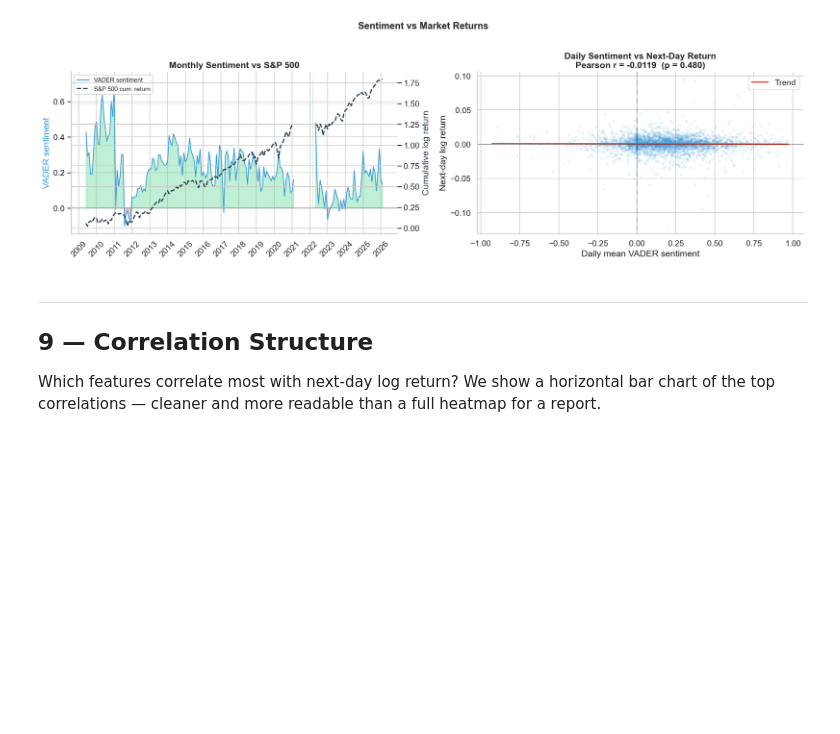
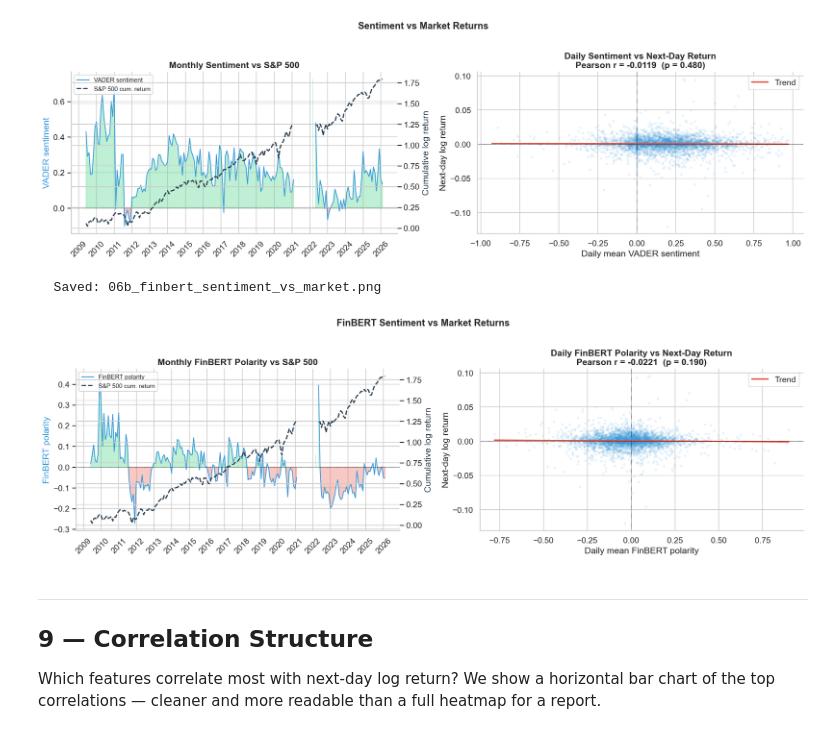
Before and after one commit to deercarla/trump-tweets-nlp, a Jupyter notebook: 4_eda/EDA.ipynb, the cells around one changed output. Drawn from its saved outputs; the diff is of its cells as text; code cells hidden in the pictures; blank space fills up the shorter version.

```diff
--- a/4_eda/EDA.ipynb
+++ b/4_eda/EDA.ipynb
@@ -520,6 +567,65 @@ plt.show()
 # %% [output]
   Saved: 06_sentiment_vs_market.png
 [figure]
+# %%
+fig, axes = plt.subplots(1, 2, figsize=(16, 5))
+
+# Left: dual-axis FinBERT polarity vs cumulative return
+if "finbert_mean" in fm.columns and "log_return" in fm.columns:
+    fm_sorted = fm.sort_values("date_only").copy()
+    fm_sorted["cum_return"] = fm_sorted["log_return"].cumsum()
+    monthly_fm = fm_sorted.set_index("date_only").resample("ME").agg(
+        finbert_mean=("finbert_mean", "mean"),
+        cum_return=("cum_return", "last")
+    ).reset_index()
+
+    ax1 = axes[0]
+    ax2 = ax1.twinx()
+    ax1.fill_between(monthly_fm["date_only"], monthly_fm["finbert_mean"],
+                     where=monthly_fm["finbert_mean"] >= 0,
+                     alpha=0.3, color=C_POSITIVE)
+    ax1.fill_between(monthly_fm["date_only"], monthly_fm["finbert_mean"],
+                     where=monthly_fm["finbert_mean"] < 0,
+                     alpha=0.3, color=C_NEGATIVE)
+    ax1.plot(monthly_fm["date_only"], monthly_fm["finbert_mean"],
+             color=C_ACCENT, linewidth=1.2, label="FinBERT polarity")
+    ax2.plot(monthly_fm["date_only"], monthly_fm["cum_return"],
+             color=C_SP500, linewidth=1.8, linestyle="--", label="S&P 500 cum. return")
+    ax1.axhline(0, color="black", linewidth=0.6, linestyle=":")
+    ax1.set_ylabel("FinBERT polarity", color=C_ACCENT)
+    ax2.set_ylabel("Cumulative log return", color=C_SP500)
+    ax1.set_title("Monthly FinBERT Polarity vs S&P 500", fontweight="bold")
+    ax1.xaxis.set_major_locator(mdates.YearLocator())
+    ax1.xaxis.set_major_formatter(mdates.DateFormatter("%Y"))
+    plt.setp(ax1.get_xticklabels(), rotation=45)
+    lines1, labels1 = ax1.get_legend_handles_labels()
+    lines2, labels2 = ax2.get_legend_handles_labels()
+    ax1.legend(lines1 + lines2, labels1 + labels2, loc="upper left", fontsize=9)
+
+# Right: scatter — FinBERT polarity vs next-day return
+if "finbert_mean" in fm.columns and "next_log_return" in fm.columns:
+    scatter_df = fm[["finbert_mean", "next_log_return"]].dropna()
+    axes[1].scatter(scatter_df["finbert_mean"], scatter_df["next_log_return"],
+                    alpha=0.08, s=8, color=C_ACCENT)
+    m, b = np.polyfit(scatter_df["finbert_mean"], scatter_df["next_log_return"], 1)
+    x_line = np.linspace(scatter_df["finbert_mean"].min(), scatter_df["finbert_mean"].max(), 100)
+    axes[1].plot(x_line, m * x_line + b, color=C_NEGATIVE, linewidth=2, label="Trend")
+    r, p = stats.pearsonr(scatter_df["finbert_mean"], scatter_df["next_log_return"])
+    axes[1].set_title(f"Daily FinBERT Polarity vs Next-Day Return\nPearson r = {r:+.4f}  (p = {p:.3f})",
+                      fontweight="bold")
+    axes[1].set_xlabel("Daily mean FinBERT polarity")
+    axes[1].set_ylabel("Next-day log return")
+    axes[1].axhline(0, color="black", linewidth=0.6, linestyle=":")
+    axes[1].axvline(0, color="black", linewidth=0.6, linestyle=":")
+    axes[1].legend()
+
+plt.suptitle("FinBERT Sentiment vs Market Returns", fontsize=14, fontweight="bold", y=1.01)
+plt.tight_layout()
+savefig("06b_finbert_sentiment_vs_market")
+plt.show()
+# %% [output]
+  Saved: 06b_finbert_sentiment_vs_market.png
+[figure, added]
 # %% [markdown]
 ---
 ## 9 — Correlation Structure
```
Also changed, not shown: parts of 3 cells of this notebook, 3 other files.
